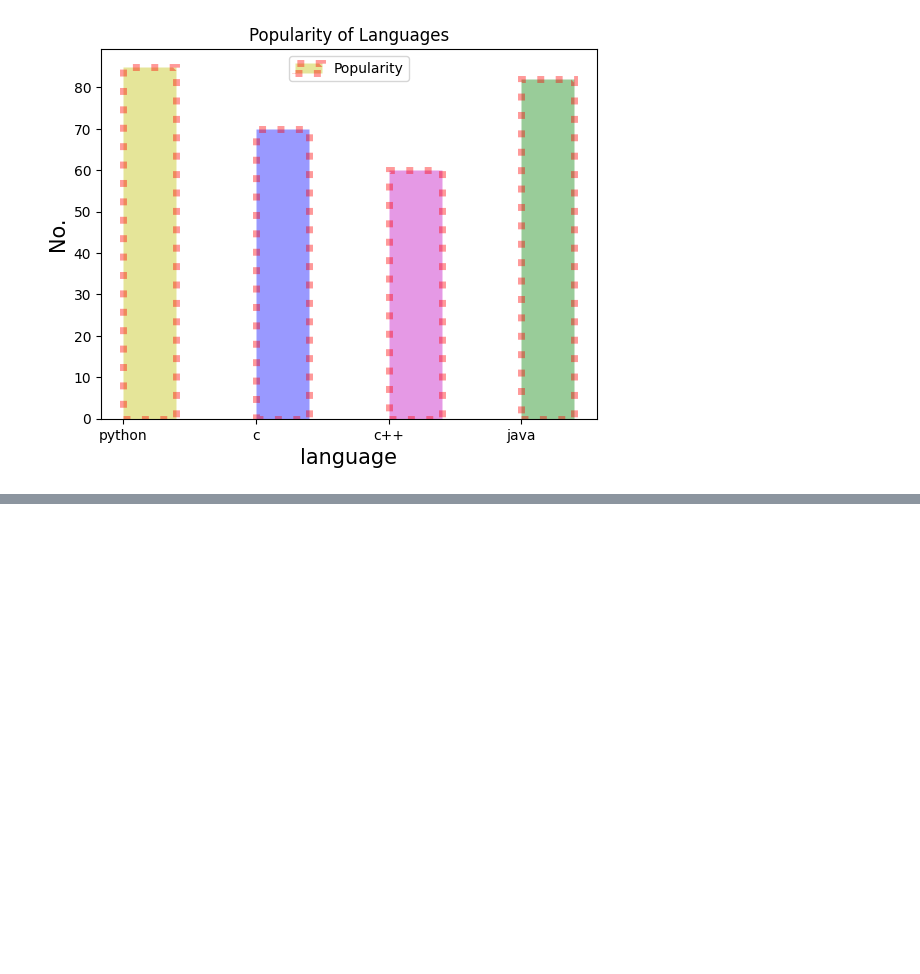
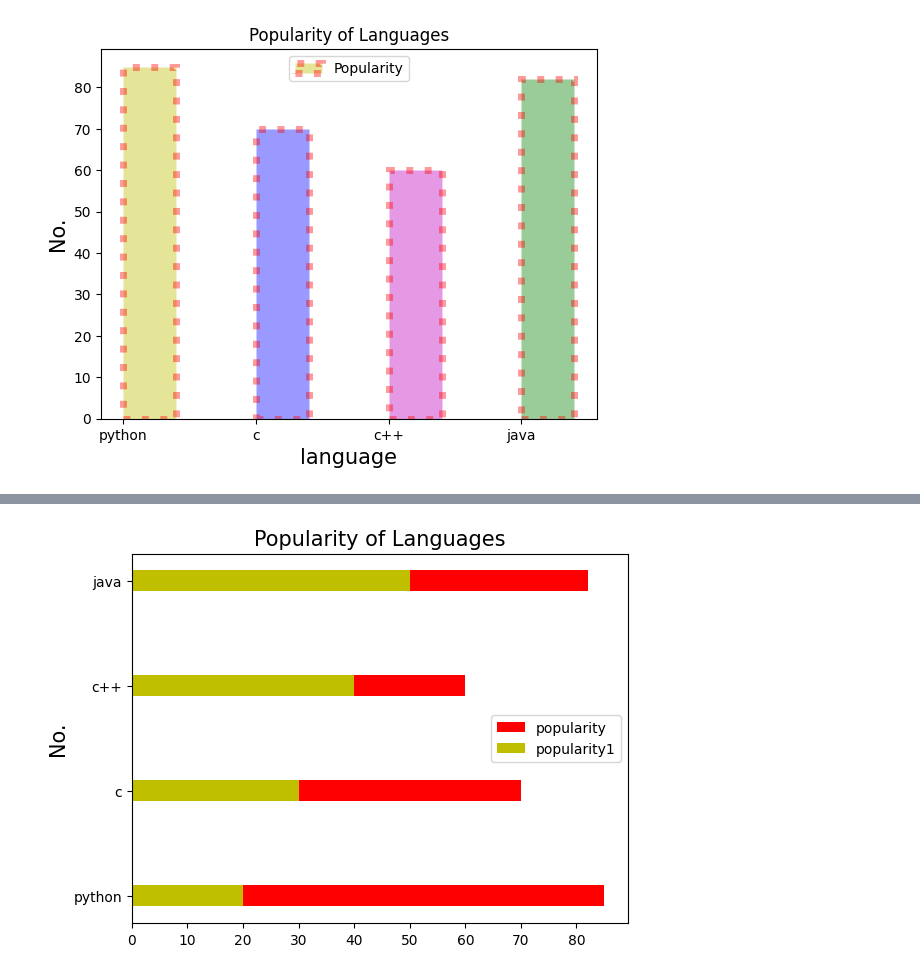
Before and after one commit to ebuillent13yadav/Matplotlib_Notes, a Jupyter notebook: Matplotlib_Turtorial.ipynb, the cells around one changed output, grey strips where cells are left out. Cells and saved outputs as stored; diff of their text form; code cells hidden in the pictures; blank space fills up the shorter version.

```diff
--- a/Matplotlib_Turtorial.ipynb
+++ b/Matplotlib_Turtorial.ipynb
@@ -22,0 +52,12 @@ plt.show()
+# %%
+# Horizontal bar graph
+
+plt.ylabel("No.", fontsize=15)
+plt.title("Popularity of Languages", fontsize=15)
+plt.barh(x,y, width, color="r", label = "popularity")
+plt.barh(x,z, width, color="y", label = "popularity1")
+
+plt.legend()
+plt.show()
+# %% [output]
+[figure, added]
```
Also changed, not shown: parts of 3 cells of this notebook.
